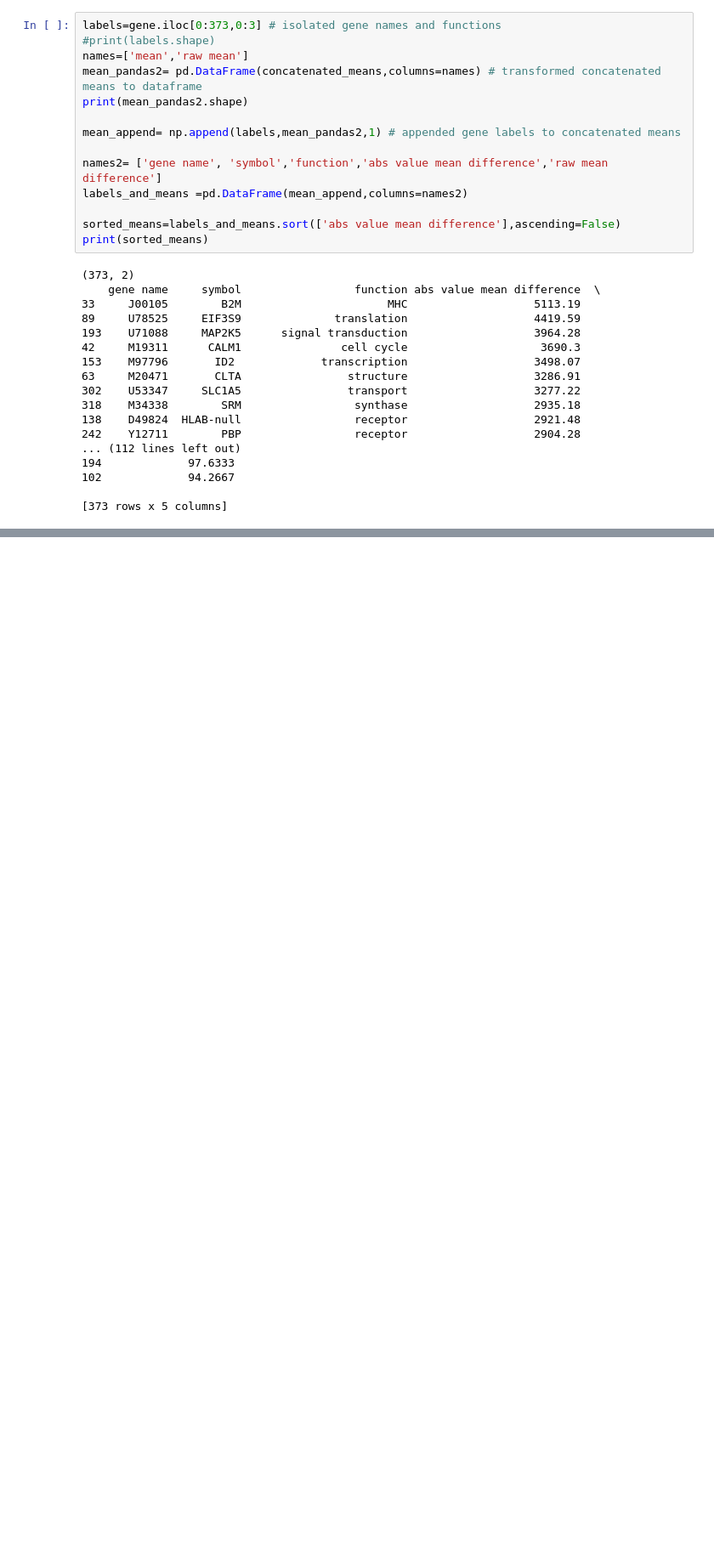
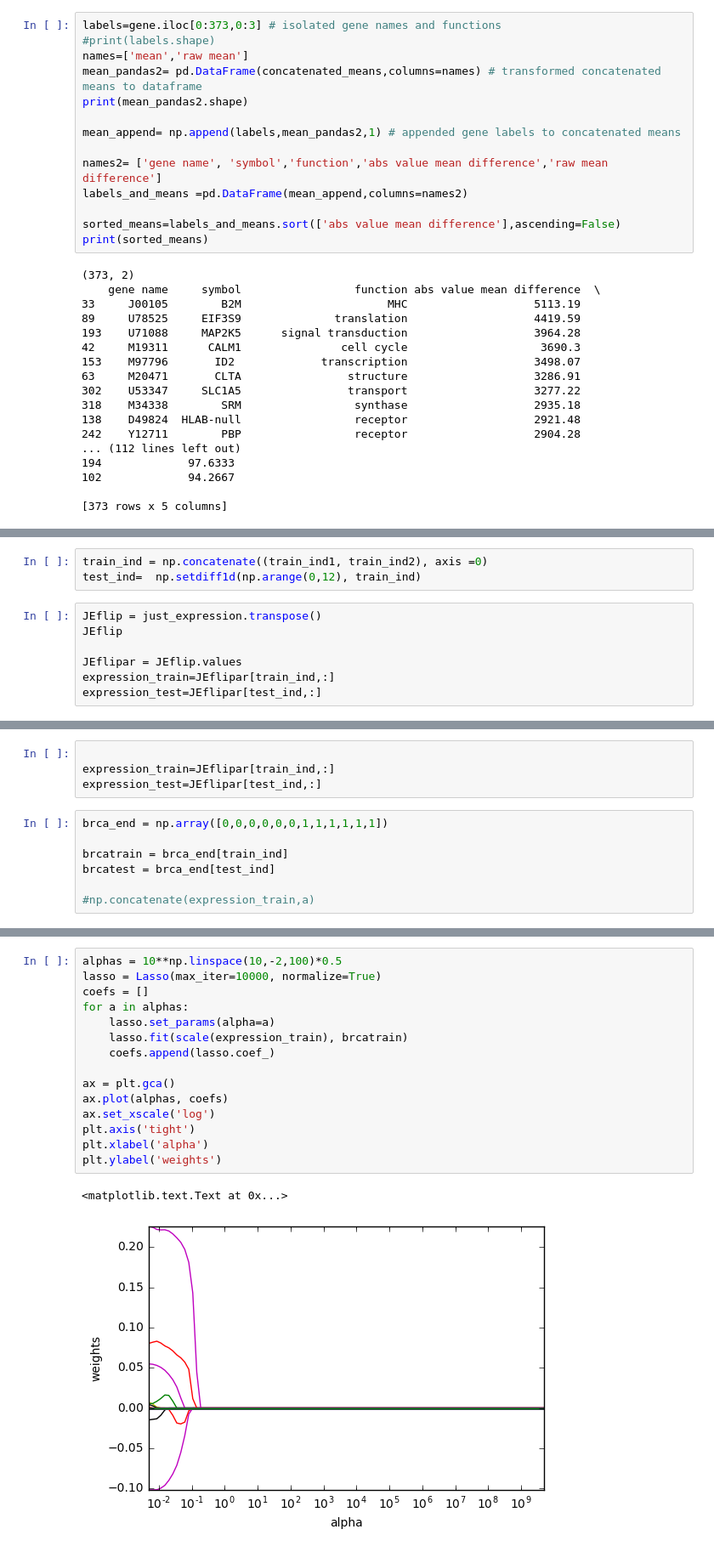
Before and after one commit to UW-Biol419-Wi2017/BRCA1-GENES_PROJECT, a Jupyter notebook: Jose code Biol 419 project.ipynb, the cells around one changed output, grey strips where cells are left out. Shown: that part at 85% size. Cells and saved outputs as stored; diff of their text form; blank space fills up the shorter version.

```diff
--- a/Jose code Biol 419 project.ipynb
+++ b/Jose code Biol 419 project.ipynb
@@ -155,0 +177,10 @@ for i in np.unique(sorted_means.iloc[:,2]):
+# %%
+train_ind = np.concatenate((train_ind1, train_ind2), axis =0)
+test_ind=  np.setdiff1d(np.arange(0,12), train_ind)
+# %%
+JEflip = just_expression.transpose()
+JEflip
+
+JEflipar = JEflip.values
+expression_train=JEflipar[train_ind,:]
+expression_test=JEflipar[test_ind,:]
@@ -155,0 +191,11 @@ for i in np.unique(sorted_means.iloc[:,2]):
+# %%
+
+expression_train=JEflipar[train_ind,:]
+expression_test=JEflipar[test_ind,:]
+# %%
+brca_end = np.array([0,0,0,0,0,0,1,1,1,1,1,1])
+
+brcatrain = brca_end[train_ind]
+brcatest = brca_end[test_ind]
+
+#np.concatenate(expression_train,a)
@@ -155,0 +209,18 @@ for i in np.unique(sorted_means.iloc[:,2]):
+# %%
+alphas = 10**np.linspace(10,-2,100)*0.5
+lasso = Lasso(max_iter=10000, normalize=True)
+coefs = []
+for a in alphas:
+    lasso.set_params(alpha=a)
+    lasso.fit(scale(expression_train), brcatrain)
+    coefs.append(lasso.coef_)
+
+ax = plt.gca()
+ax.plot(alphas, coefs)
+ax.set_xscale('log')
+plt.axis('tight')
+plt.xlabel('alpha')
+plt.ylabel('weights')
+# %% [output]
+<matplotlib.text.Text at 0x...>
+[figure, added]
```
Also changed, not shown: parts of 9 cells of this notebook, 1 other file.
